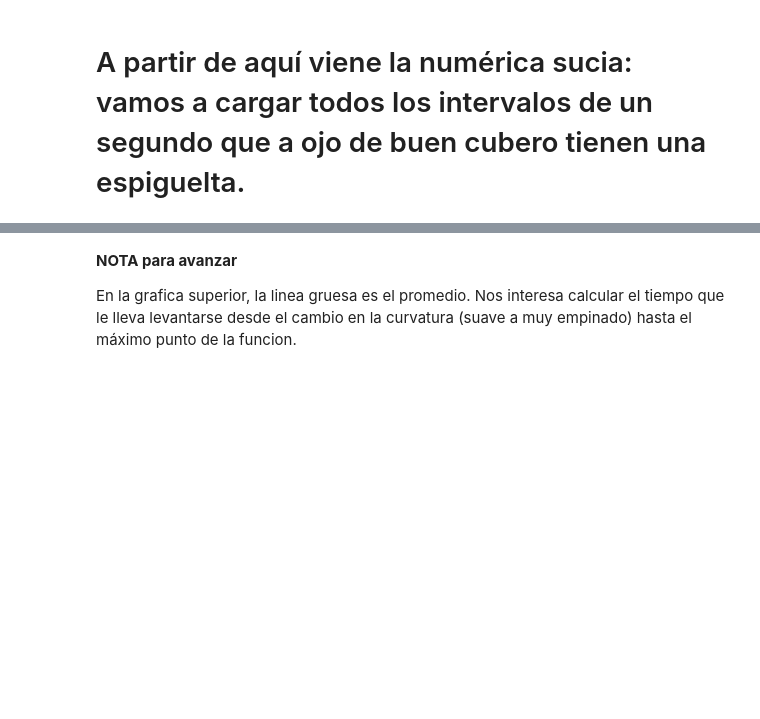
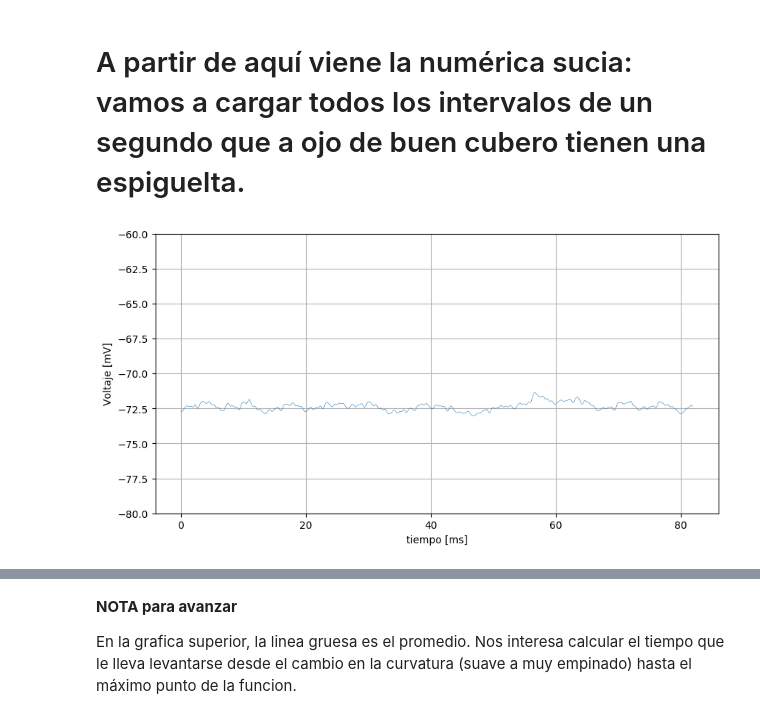
Before and after one commit to JoseJJAB/TrabajoCinvestav, a Jupyter notebook: SpikletDetection.ipynb, the cells around one changed output, grey strips where cells are left out. Drawn from its saved outputs; the diff is of its cells as text; code cells hidden in the pictures; blank space fills up the shorter version.

```diff
--- a/SpikletDetection.ipynb
+++ b/SpikletDetection.ipynb
@@ -13,3 +16,3 @@ using Detectores
 # %%
-nomine = "/home/karel/ABFiles/Bianca/88101248.h5"
+nomine = "/home/karel/ABFiles/Diana/88101619.h5"
 # %% [output]
@@ -70,15 +74,21 @@ normCut
 # %%
 figura=figure(figsize=(10,5))
-for subs in keys(suaves)
+ylim(-80,-60)
+
+#for subs in keys(suaves)
+subs="section_36"
+
     lala=length(suaves[subs])
 rangot=iart(1, lala)
  plot(rangot,suaves[subs], label=subs, lw=0.4)
-end
+#end
 
 xlabel("tiempo [ms]")
 ylabel("Voltaje [mV]")
 #legend()
 grid()
+# %% [output]
+[figure, added]
 # %%
 figura=figure(figsize=(10,5))
 #ylim(-0.02, 0.5)
```
Also changed, not shown: parts of 12 cells of this notebook, 3 other files.
